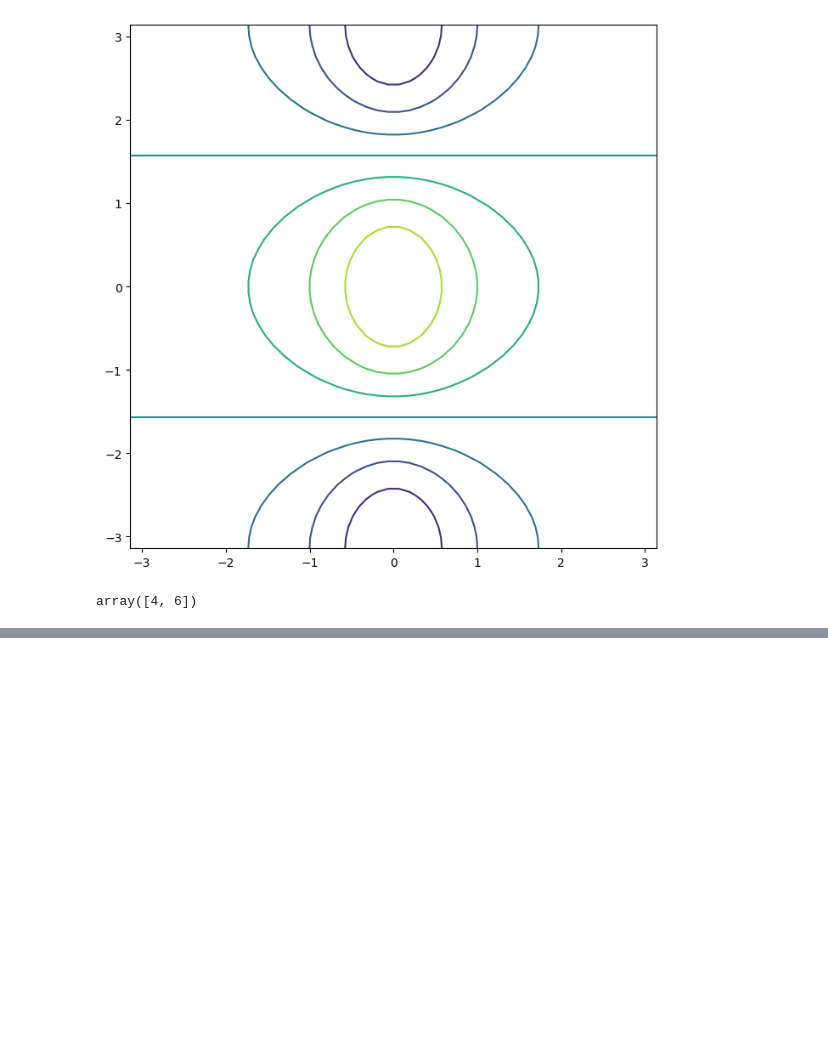
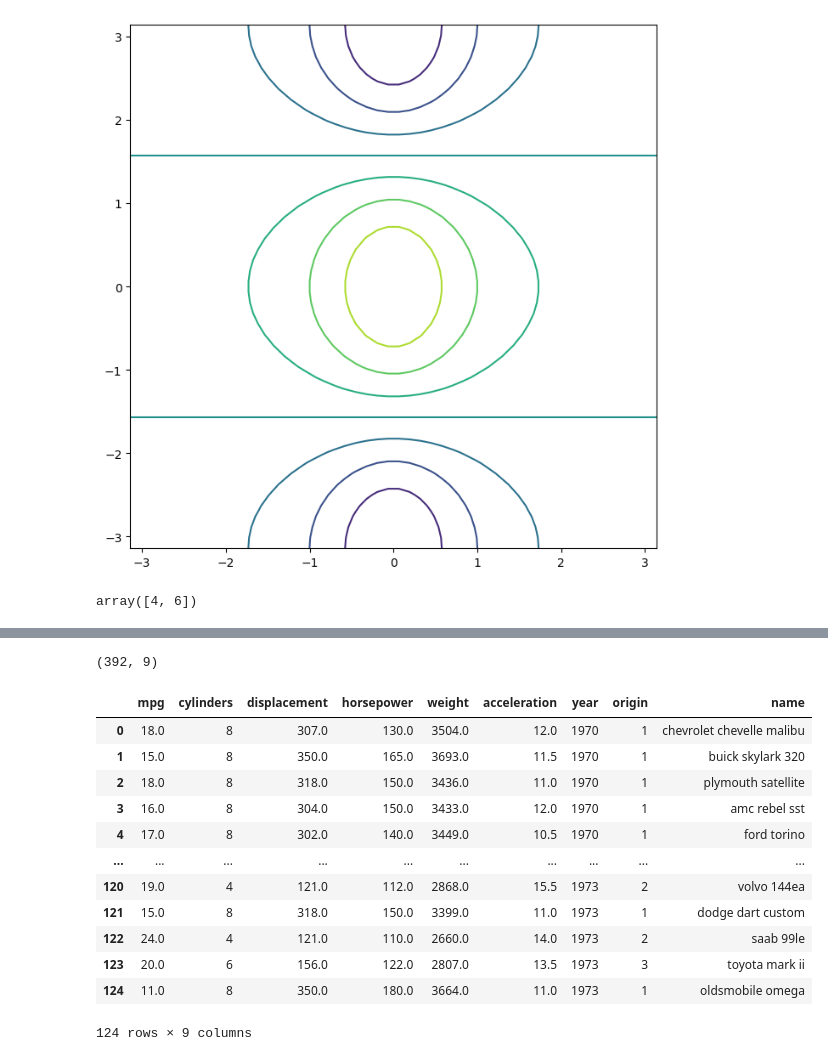
Before and after one commit to simon-a-schmitt/ISLP-Labs, a Jupyter notebook: Introduction.ipynb, the cells around one changed output, grey strips where cells are left out. Cells and saved outputs as stored; diff of their text form; code cells hidden in the pictures; blank space fills up the shorter version.

```diff
--- a/Introduction.ipynb
+++ b/Introduction.ipynb
@@ -57,0 +94,5 @@ alt.Chart(df).mark_bar().encode(
+# %%
+df_auto_2 = df_auto.dropna().copy()
+df_auto_2.shape
+# %% [output]
+(392, 9)
@@ -57,0 +102,16 @@ alt.Chart(df).mark_bar().encode(
+# %%
+df_auto_2[df_auto_2['year'] < 1974]
+# %% [output]
+|  | mpg | cylinders | displacement | horsepower | weight | acceleration | year | origin | name |
+| 0 | 18.0 | 8 | 307.0 | 130.0 | 3504.0 | 12.0 | 1970 | 1 | chevrolet chevelle malibu |
+| 1 | 15.0 | 8 | 350.0 | 165.0 | 3693.0 | 11.5 | 1970 | 1 | buick skylark 320 |
+| 2 | 18.0 | 8 | 318.0 | 150.0 | 3436.0 | 11.0 | 1970 | 1 | plymouth satellite |
+| 3 | 16.0 | 8 | 304.0 | 150.0 | 3433.0 | 12.0 | 1970 | 1 | amc rebel sst |
+| 4 | 17.0 | 8 | 302.0 | 140.0 | 3449.0 | 10.5 | 1970 | 1 | ford torino |
+| ... | ... | ... | ... | ... | ... | ... | ... | ... | ... |
+| 120 | 19.0 | 4 | 121.0 | 112.0 | 2868.0 | 15.5 | 1973 | 2 | volvo 144ea |
+| 121 | 15.0 | 8 | 318.0 | 150.0 | 3399.0 | 11.0 | 1973 | 1 | dodge dart custom |
+| 122 | 24.0 | 4 | 121.0 | 110.0 | 2660.0 | 14.0 | 1973 | 2 | saab 99le |
+| 123 | 20.0 | 6 | 156.0 | 122.0 | 2807.0 | 13.5 | 1973 | 3 | toyota mark ii |
+| 124 | 11.0 | 8 | 350.0 | 180.0 | 3664.0 | 11.0 | 1973 | 1 | oldsmobile omega |
+124 rows × 9 columns
```
Also changed, not shown: parts of 12 cells of this notebook.
